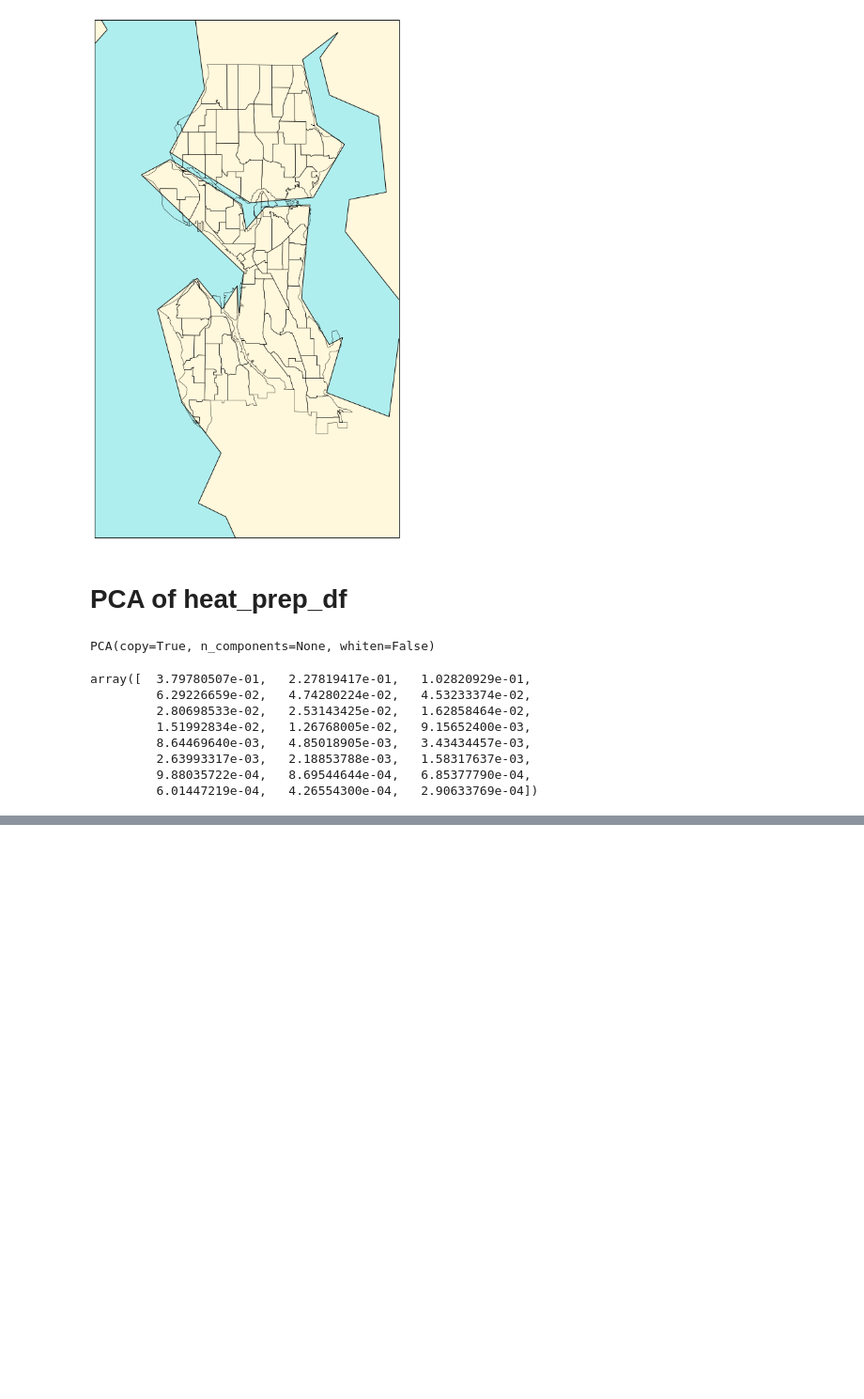
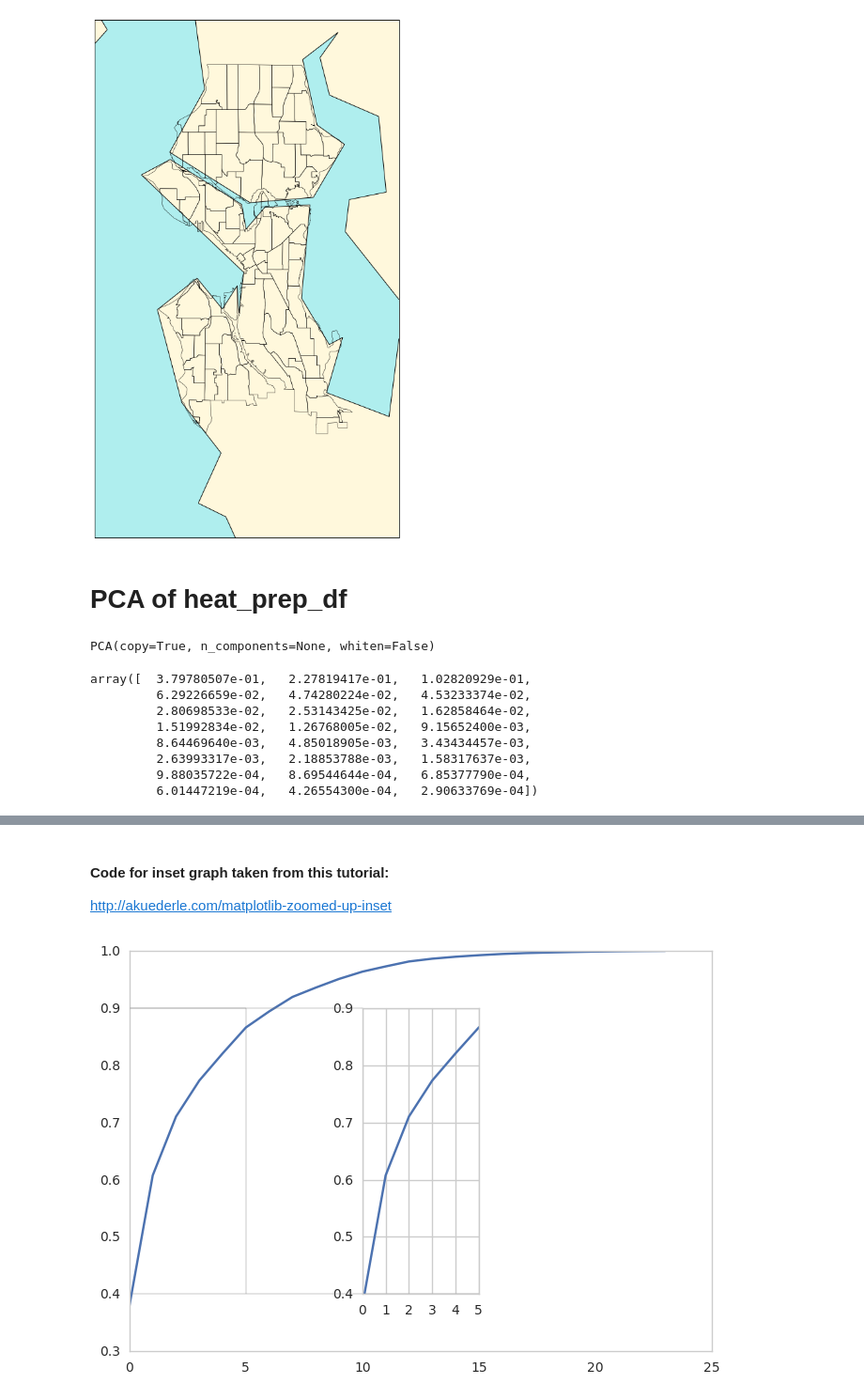
Before and after one commit to UW-Biol419-Wi2017/911_new, a Jupyter notebook: Alexs-Doc-Monday-the-6th.ipynb, the cells around one changed output, grey strips where cells are left out. Shown at 94% size. Saved outputs shown, nothing was run; the diff lists cells and outputs as text; code cells hidden in the pictures; blank space fills up the shorter version.

```diff
--- a/Alexs-Doc-Monday-the-6th.ipynb
+++ b/Alexs-Doc-Monday-the-6th.ipynb
@@ -626,0 +657,27 @@ plt.ylabel('PC2')
+# %% [markdown]
+#### Code for inset graph taken from this tutorial:
+
+http://akuederle.com/matplotlib-zoomed-up-inset
+# %%
+from mpl_toolkits.axes_grid1.inset_locator import zoomed_inset_axes
+from mpl_toolkits.axes_grid1.inset_locator import mark_inset
+
+sns.set_style("whitegrid")
+
+fig, ax = plt.subplots()
+ax.plot(np.cumsum(heat_decomp))
+ax.grid(False)
+
+axins = zoomed_inset_axes(ax, 1, loc=10)
+axins.plot(np.cumsum(heat_decomp))
+axins.grid(True)
+
+x1, x2, y1, y2 = 0, 5, 0.4, 0.9 # specify the limits
+axins.set_xlim(x1, x2) # apply the x-limits
+axins.set_ylim(y1, y2) # apply the y-limits
+
+mark_inset(ax, axins, loc1=2, loc2=4, fc="none", ec="0.5")
+
+fig.savefig('scree_plt_inset.jpeg')
+# %% [output]
+[figure, added]
```
Also changed, not shown: parts of 4 cells of this notebook.
